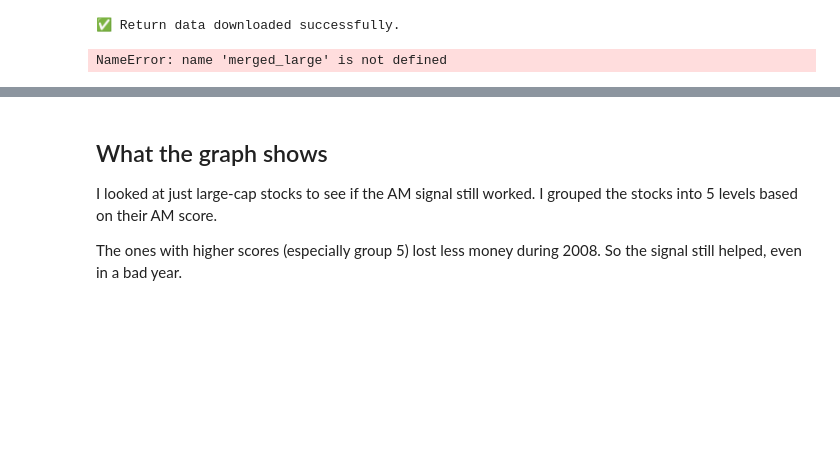
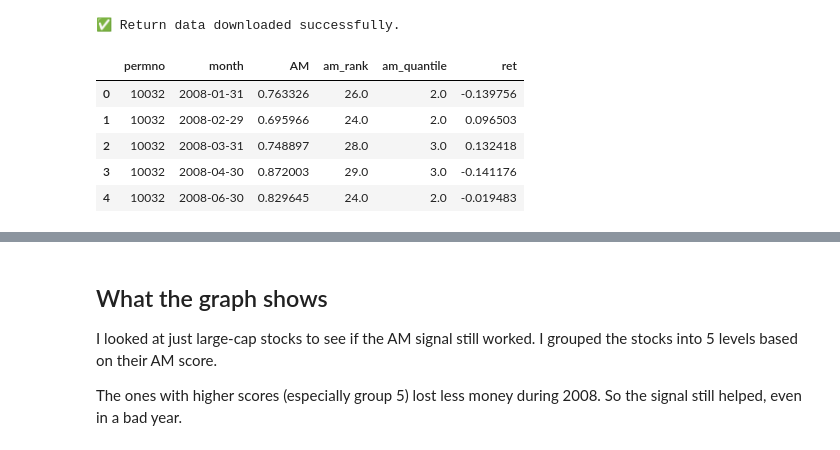
Before and after one commit to Mdevereaux/FinalProjectMiaDevereaux, a Jupyter notebook: FinalProject (1).ipynb, the cells around one changed output, grey strips where cells are left out. Drawn from its saved outputs; the diff is of its cells as text; code cells hidden in the pictures; blank space fills up the shorter version.

```diff
--- a/FinalProject (1).ipynb
+++ b/FinalProject (1).ipynb
@@ -310,7 +310,12 @@ prc['mkt_cap'] = prc['PRC'] * prc['SHROUT'] * 1000
 prc_clean = prc[['permno', 'month', 'mkt_cap']]
 large_cap = prc_clean[prc_clean['mkt_cap'] >= 1_000_000_000]
 # %%
-merged_large.head()
+merged.head()
 # %% [output]
-NameError: name 'merged_large' is not defined
+|  | permno | month | AM | am_rank | am_quantile | ret |
+| 0 | 10032 | 2008-01-31 | 0.763326 | 26.0 | 2.0 | -0.139756 |
+| 1 | 10032 | 2008-02-29 | 0.695966 | 24.0 | 2.0 | 0.096503 |
+| 2 | 10032 | 2008-03-31 | 0.748897 | 28.0 | 3.0 | 0.132418 |
+| 3 | 10032 | 2008-04-30 | 0.872003 | 29.0 | 3.0 | -0.141176 |
+| 4 | 10032 | 2008-06-30 | 0.829645 | 24.0 | 2.0 | -0.019483 |
 # %%
```
Also changed, not shown: parts of 5 cells of this notebook.
